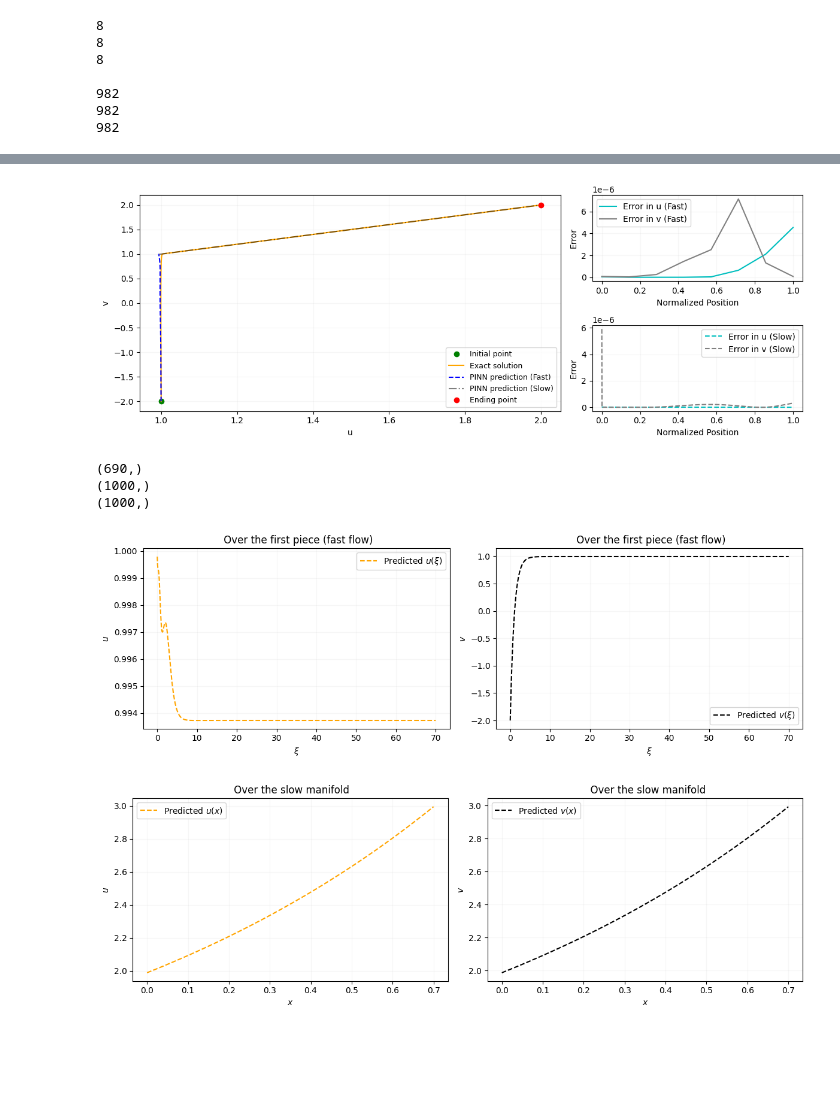
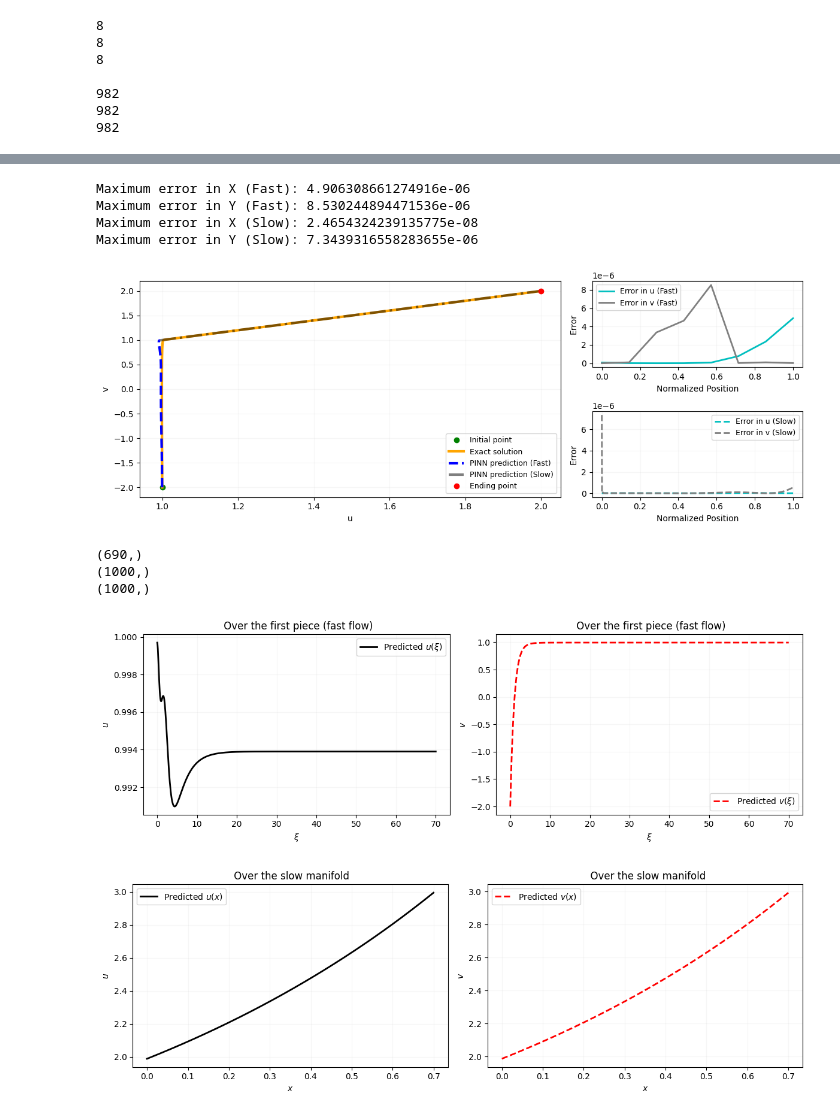
Before and after one commit to Hamid-Mofidi/PINNs_on_Multiple_timescale_dynamics, a Jupyter notebook: Reaction-Diffusion/PINN-rea-diffusion-eps0.001-init(1,-2).ipynb, the cells around one changed output, grey strips where cells are left out. Saved outputs shown, nothing was run; the diff lists cells and outputs as text; code cells hidden in the pictures; blank space fills up the shorter version.

Commit message:
Kaggle Notebook | 1D-Reaction-DiffusionPINN | Version 14

```diff
--- a/Reaction-Diffusion/PINN-rea-diffusion-eps0.001-init(1,-2).ipynb
+++ b/Reaction-Diffusion/PINN-rea-diffusion-eps0.001-init(1,-2).ipynb
@@ -241,7 +241,7 @@ if __name__=='__main__':
 
     optimizer = torch.optim.Adam(list(model_fast.parameters()) + list(model_slow.parameters()), lr=1e-3)
     loss_values = []
-    epoch_num = 100000
+    epoch_num = 20000
 
 
     xf_end, yf_end = np.random.random(), np.random.random()
@@ -550,3 +515,14 @@ Maximum error in Y (Slow): 5.914044314006885e-06
+# %%
+# Print maximum errors
+print(f"Maximum error in X (Fast): {max_error_fast_x}")
+print(f"Maximum error in Y (Fast): {max_error_fast_y}")
+print(f"Maximum error in X (Slow): {max_error_slow_x}")
+print(f"Maximum error in Y (Slow): {max_error_slow_y}")
+# %% [output]
+Maximum error in X (Fast): 4.906308661274916e-06
+Maximum error in Y (Fast): 8.530244894471536e-06
+Maximum error in X (Slow): 2.4654324239135775e-08
+Maximum error in Y (Slow): 7.3439316558283655e-06
 # %%
 import matplotlib.pyplot as plt
 import matplotlib.gridspec as gridspec
@@ -557,9 +533,9 @@ gs = gridspec.GridSpec(2, 2, width_ratios=[2, 1])
 # Plot the solution in the large subplot on the left
 ax1 = fig.add_subplot(gs[:, 0])  # This takes both rows in the first column
 ax1.plot(x_init, y_init, 'go', label='Initial point')
-ax1.plot(x_exact[:-10], y_exact[:-10], '-', color='orange', label='Exact solution')
-ax1.plot(x_pred_fast, y_pred_fast, 'b--', label='PINN prediction (Fast)')
-ax1.plot(x_pred_slow, y_pred_slow, 'k-.', label='PINN prediction (Slow)', alpha=0.5)
+ax1.plot(x_exact[:-10], y_exact[:-10], '-', color='orange', label='Exact solution', linewidth=3)
+ax1.plot(x_pred_fast, y_pred_fast, 'b--', label='PINN prediction (Fast)', linewidth=3)
+ax1.plot(x_pred_slow, y_pred_slow, 'k-.', label='PINN prediction (Slow)', alpha=0.5, linewidth=3)
 ax1.plot(x_end, y_end, 'ro', label='Ending point')
 
 ax1.set_xlabel('u')
@@ -570,20 +546,20 @@ ax1.legend(prop={'size': 9})
 
 # Plot the first error subplot on the top right
 ax2 = fig.add_subplot(gs[0, 1])
-ax2.plot(positions_fast, error_fast_x, '-', color='c', label='Error in u (Fast)')
-ax2.plot(positions_fast, error_fast_y, '-', color='grey', label='Error in v (Fast)')
+ax2.plot(positions_fast, error_fast_x, '-', color='c', label='Error in u (Fast)', linewidth=2)
+ax2.plot(positions_fast, error_fast_y, '-', color='grey', label='Error in v (Fast)', linewidth=2)
 ax2.set_xlabel('Normalized Position')
 ax2.set_ylabel('Error')
-ax2.legend()
+ax2.legend(prop={'size': 9})
 ax2.grid(True, alpha=0.1)
 
 # Plot the second error subplot on the bottom right
 ax3 = fig.add_subplot(gs[1, 1])
-ax3.plot(positions_slow, error_slow_x, '--', color='c', label='Error in u (Slow)')
-ax3.plot(positions_slow, error_slow_y, '--', color='grey', label='Error in v (Slow)')
+ax3.plot(positions_slow, error_slow_x, '--', color='c', label='Error in u (Slow)', linewidth=2)
+ax3.plot(positions_slow, error_slow_y, '--', color='grey', label='Error in v (Slow)', linewidth=2)
 ax3.set_xlabel('Normalized Position')
 ax3.set_ylabel('Error')
-ax3.legend()
+ax3.legend(prop={'size': 9})
 ax3.grid(True, alpha=0.1)
 
 plt.tight_layout()
@@ -596,7 +572,7 @@ print(shape_x_pred_fast)
 shape_x_pred_slow = x_pred_slow.shape
 print(shape_x_pred_slow)
 # %% [output]
-[figure, old version]
+[figure, new version]
 (690,)
 (1000,)
 (1000,)
@@ -605,8 +581,7 @@ print(shape_x_pred_slow)
 plt.figure(figsize=(12, 4))
 
 plt.subplot(1, 2, 1)
-#plt.plot(t, x_exact, 'b-', label='Exact $x(t)$')
-plt.plot(t, x_pred_fast, '--', color='orange', label='Predicted $u(\\xi)$')
+plt.plot(t, x_pred_fast, '-', color='black', label='Predicted $u(\\xi)$', linewidth=2)
 plt.xlabel('$\\xi$')
 plt.ylabel('$u$')
 plt.title(' Over the first piece (fast flow)')
@@ -614,52 +589,39 @@ plt.grid(True, alpha=0.1)
 plt.legend()
 
 plt.subplot(1, 2, 2)
-#plt.plot(t, y_exact_fast, 'b-', label='Exact $y(t)$')
-plt.plot(t, y_pred_fast, 'k--', label='Predicted $v(\\xi)$')
+plt.plot(t, y_pred_fast, 'r--', label='Predicted $v(\\xi)$', linewidth=2)
 plt.xlabel('$\\xi$')
 plt.ylabel('$v$')
 plt.title(' Over the first piece (fast flow)')
 plt.grid(True, alpha=0.1)
 plt.legend()
-
-
-# Adjust y-axis tick label formatting
-#ax.ticklabel_format(axis='v', style='sci', scilimits=(-3, 3))
-#ax.yaxis.offsetText.set_fontsize(10)  # Adjust font size as needed
-#ax.tick_params(axis='v', pad=5)  # Adjust the padding as needed
-
 
 plt.tight_layout()
 plt.show()
 
 ########2nd piece
 plt.figure(figsize=(12, 4))
 
 plt.subplot(1, 2, 1)
-plt.plot(tau, x_pred_slow + x_pred_fast[-1], '--', color='orange', label='Predicted $u(x)$')
+plt.plot(tau, x_pred_slow + x_pred_fast[-1], '-', color='black', label='Predicted $u(x)$', linewidth=2)
 plt.xlabel('$x$')
 plt.ylabel('$u$')
 plt.title(' Over the slow manifold')
 plt.grid(True, alpha=0.1)
 plt.legend()
 
 plt.subplot(1, 2, 2)
-#plt.plot(tau, y_exact_slow + y_exact_fast[-1], 'b-', label='Exact $y(t)$')
-plt.plot(tau, y_pred_slow + y_pred_fast[-1], 'k--', label='Predicted $v(x)$')
+plt.plot(tau, y_pred_slow + y_pred_fast[-1], 'r--', label='Predicted $v(x)$', linewidth=2)
 plt.xlabel('$x$')
 plt.ylabel('$v$')
 plt.title('  Over the slow manifold')
 plt.grid(True, alpha=0.1)
 plt.legend()
 
-# Adjust y-axis tick label formatting
-#ax.ticklabel_format(axis='v', style='sci', scilimits=(-3, 3))
-#ax.yaxis.offsetText.set_fontsize(10)  # Adjust font size as needed
-#ax.tick_params(axis='v', pad=5)  # Adjust the padding as needed
 
 
 plt.tight_layout()
 plt.show()
 # %% [output]
-[figure, old version]
+[figure, new version]
-[figure, old version]
+[figure, new version]
```
Also changed, not shown: parts of 3 cells of this notebook.
